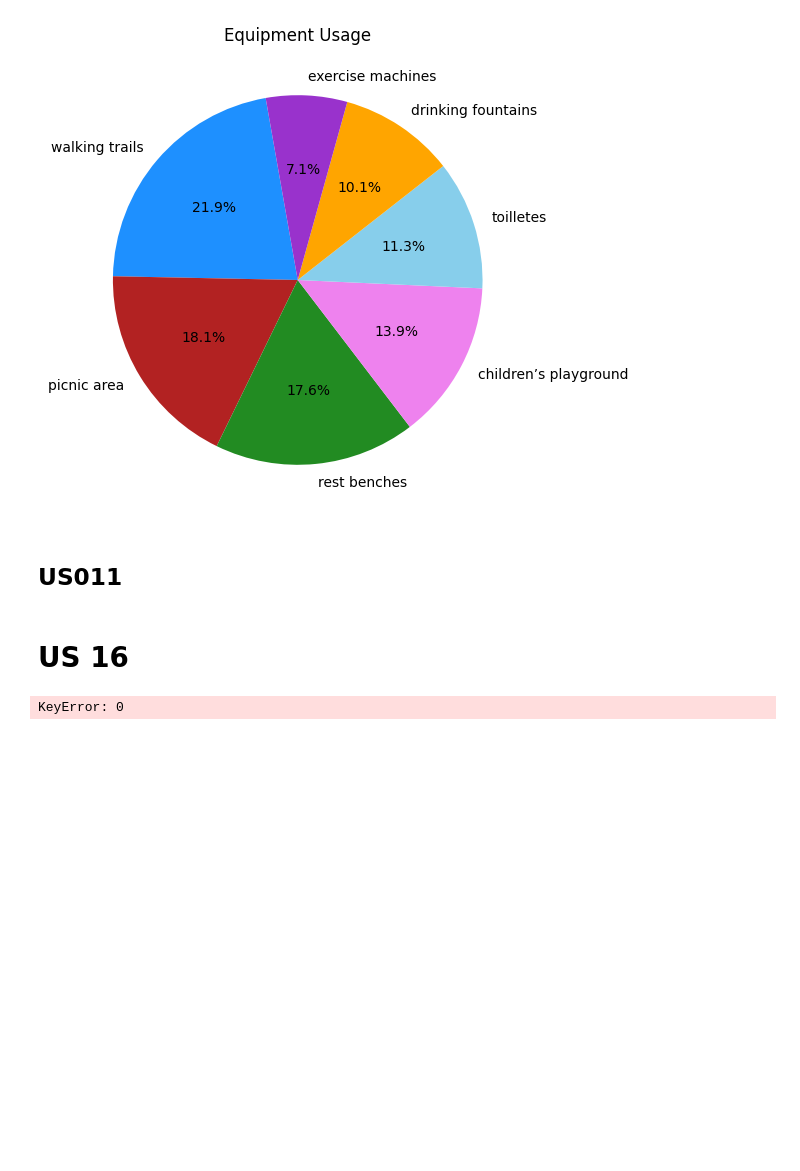
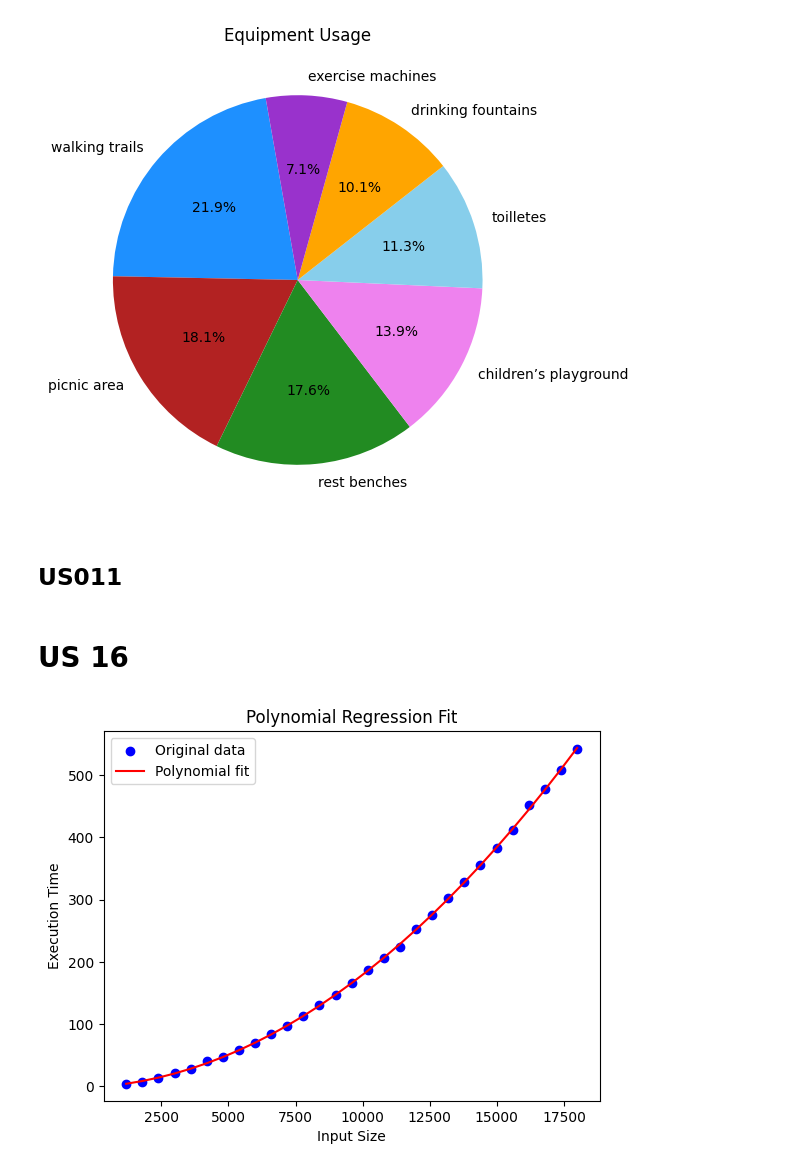
Before and after one commit to Departamento-de-Engenharia-Informatica/lei-24-s2-1dl-g121, a Jupyter notebook: src/main/java/pt/ipp/isep/dei/esoft/project/MATCP/MATCPUSs.ipynb, the cells around one changed output. Drawn from its saved outputs; the diff is of its cells as text; code cells hidden in the pictures; blank space fills up the shorter version.

```diff
--- a/src/main/java/pt/ipp/isep/dei/esoft/project/MATCP/MATCPUSs.ipynb
+++ b/src/main/java/pt/ipp/isep/dei/esoft/project/MATCP/MATCPUSs.ipynb
@@ -292,29 +293,30 @@ plt.show()
 # %%
 # Load the CSV file
 data = pd.read_csv('execTimes.csv', sep = ';')
 
 # Extract input size and execution time
-input_size = data[0].values
-execution_time = data[1].values
+input_size = data.iloc[:, 0].values
+execution_time = data.iloc[:, 1].values
+
 
 # Reshape the data for sklearn
 input_size = input_size.reshape(-1, 1)
 
 # Apply polynomial regression
 polynomial_features = PolynomialFeatures(degree=2)  # You can change the degree as needed
 input_size_poly = polynomial_features.fit_transform(input_size)
 model = LinearRegression()
 model.fit(input_size_poly, execution_time)
 execution_time_pred = model.predict(input_size_poly)
 
 # Plot the results
 plt.scatter(input_size, execution_time, color='blue', label='Original data')
 plt.plot(input_size, execution_time_pred, color='red', label='Polynomial fit')
 plt.xlabel('Input Size')
 plt.ylabel('Execution Time')
 plt.title('Polynomial Regression Fit')
 plt.legend()
 plt.savefig('polynomial_regression_fit.png')
 plt.show()
 # %% [output]
-KeyError: 0
+[figure, added]
```
Also changed, not shown: parts of 2 cells of this notebook, 1 other file.
